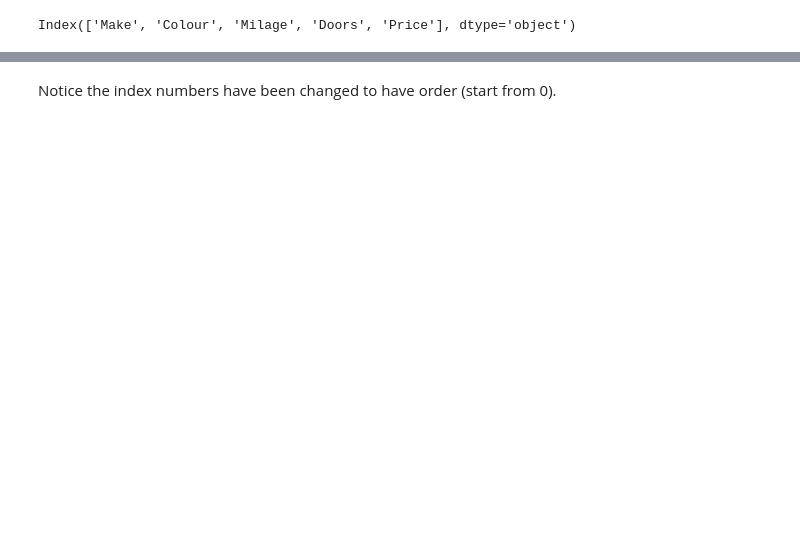
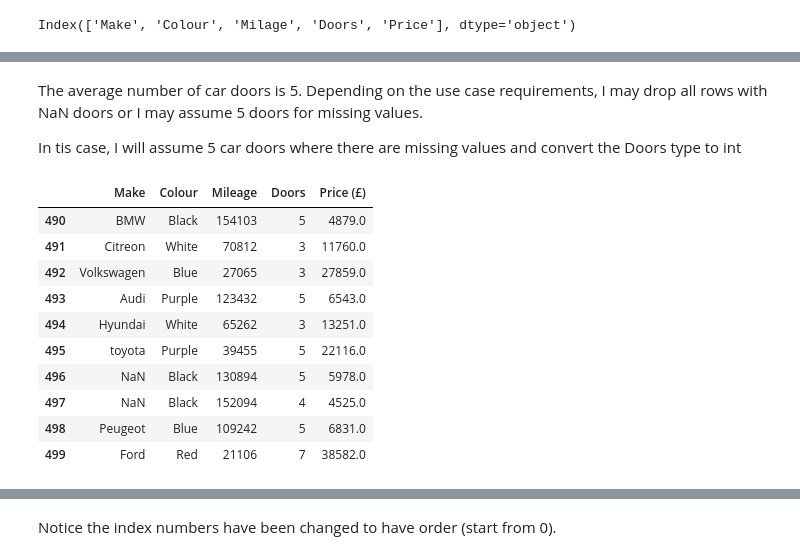
Before and after one commit to Op3yem1/AI_ML_Portfolio, a Jupyter notebook: Car Sales Prediction/car_sales_data.ipynb, the cells around one changed output, grey strips where cells are left out. Saved outputs shown, nothing was run; the diff lists cells and outputs as text; code cells hidden in the pictures; blank space fills up the shorter version.

```diff
--- a/Car Sales Prediction/car_sales_data.ipynb
+++ b/Car Sales Prediction/car_sales_data.ipynb
@@ -713,0 +546,20 @@ car_sales_shuffled.reset_index()
+# %% [markdown]
+The average number of car doors is 5. Depending on the use case requirements, I may drop all rows with NaN doors or I may assume 5 doors for missing values.
+
+In tis case, I will assume 5 car doors where there are missing values and convert the Doors type to int
+# %%
+car_sales_messy.fillna(value= {'Doors': 5},inplace=True)
+car_sales_messy['Doors'] = car_sales_messy['Doors'].astype(int)
+car_sales_messy.tail(10)           # View the final 10 rows
+# %% [output]
+|  | Make | Colour | Mileage | Doors | Price (£) |
+| 490 | BMW | Black | 154103 | 5 | 4879.0 |
+| 491 | Citreon | White | 70812 | 3 | 11760.0 |
+| 492 | Volkswagen | Blue | 27065 | 3 | 27859.0 |
+| 493 | Audi | Purple | 123432 | 5 | 6543.0 |
+| 494 | Hyundai | White | 65262 | 3 | 13251.0 |
+| 495 | toyota | Purple | 39455 | 5 | 22116.0 |
+| 496 | NaN | Black | 130894 | 5 | 5978.0 |
+| 497 | NaN | Black | 152094 | 4 | 4525.0 |
+| 498 | Peugeot | Blue | 109242 | 5 | 6831.0 |
+| 499 | Ford | Red | 21106 | 7 | 38582.0 |
```
Also changed, not shown: parts of 59 cells of this notebook.
